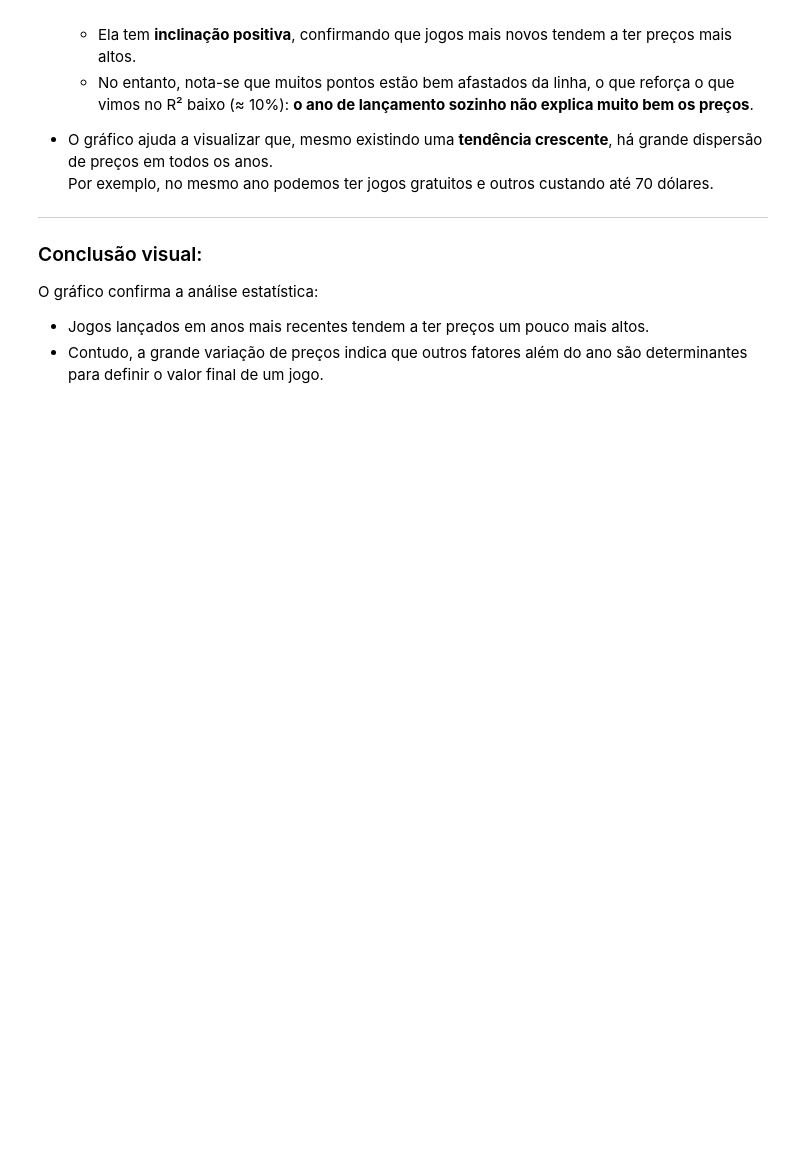
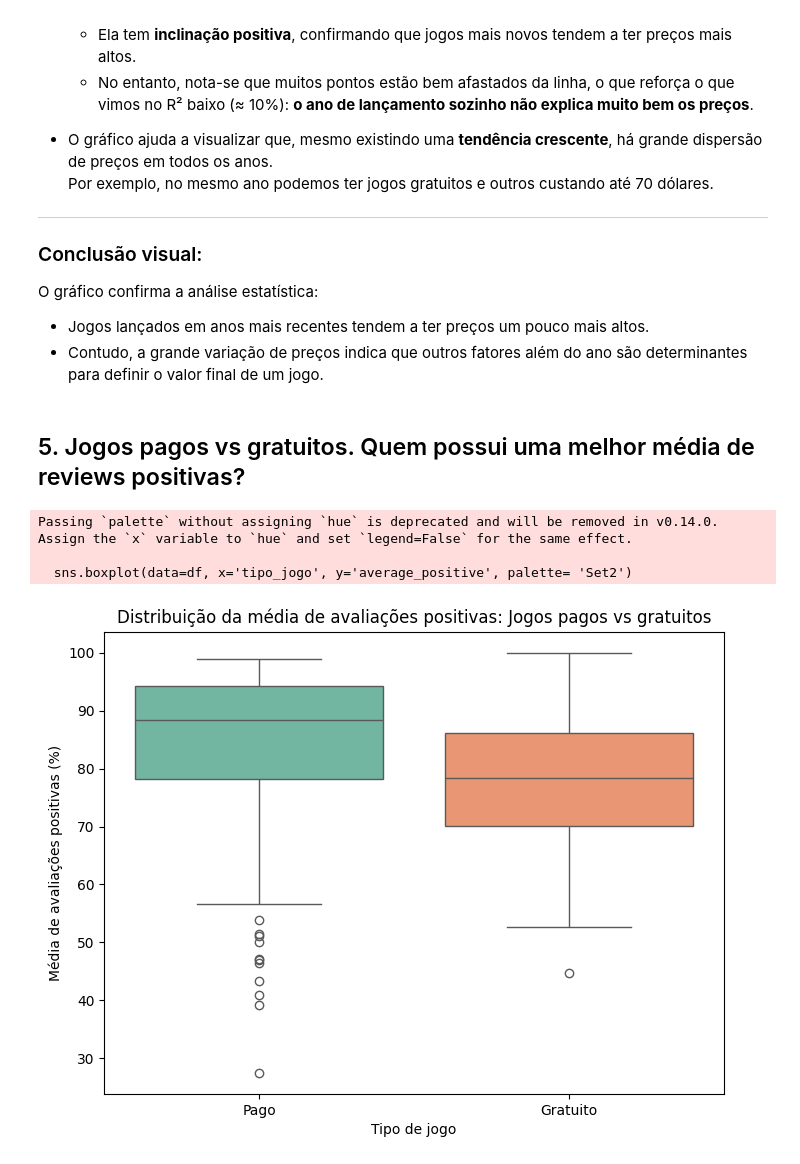
Before and after one commit to AlortCraft/Projeto-ICD-Steam, a Jupyter notebook: relatorio.ipynb, the cells around one changed output. Cells and saved outputs as stored; diff of their text form; code cells hidden in the pictures; blank space fills up the shorter version.

```diff
--- a/relatorio.ipynb
+++ b/relatorio.ipynb
@@ -771,3 +763,30 @@ plt.show()
 O gráfico confirma a análise estatística:
 - Jogos lançados em anos mais recentes tendem a ter preços um pouco mais altos.
 - Contudo, a grande variação de preços indica que outros fatores além do ano são determinantes para definir o valor final de um jogo.
+# %% [markdown]
+## 5. Jogos pagos vs gratuitos. Quem possui uma melhor média de reviews positivas?
+# %%
+import seaborn as sns
+import matplotlib.pyplot as plt
+
+price_df = pd.read_csv('data/all_games_info.csv')
+review_df = pd.read_csv('data/all_games_review.csv')
+price_review = pd.merge(price_df, review_df, on = 'id')
+
+price_review['average_positive'] = (price_review['total_positive'] / price_review['total_reviews']) * 100
+
+df = price_review.replace([np.inf, -np.inf], np.nan).dropna(subset=['average_positive'])
+
+df['tipo_jogo'] = df['price_USD'].apply(lambda x: 'Gratuito' if x == 0 else 'Pago')
+
+plt.figure(figsize=(8,6))
+sns.boxplot(data=df, x='tipo_jogo', y='average_positive', palette= 'Set2')
+plt.title('Distribuição da média de avaliações positivas: Jogos pagos vs gratuitos')
+plt.xlabel('Tipo de jogo')
+plt.ylabel('Média de avaliações positivas (%)')
+plt.show()
+# %% [output]
+Passing `palette` without assigning `hue` is deprecated and will be removed in v0.14.0. Assign the `x` variable to `hue` and set `legend=False` for the same effect.
+
+  sns.boxplot(data=df, x='tipo_jogo', y='average_positive', palette= 'Set2')
+[figure, added]
```
Also changed, not shown: parts of 9 cells of this notebook.
